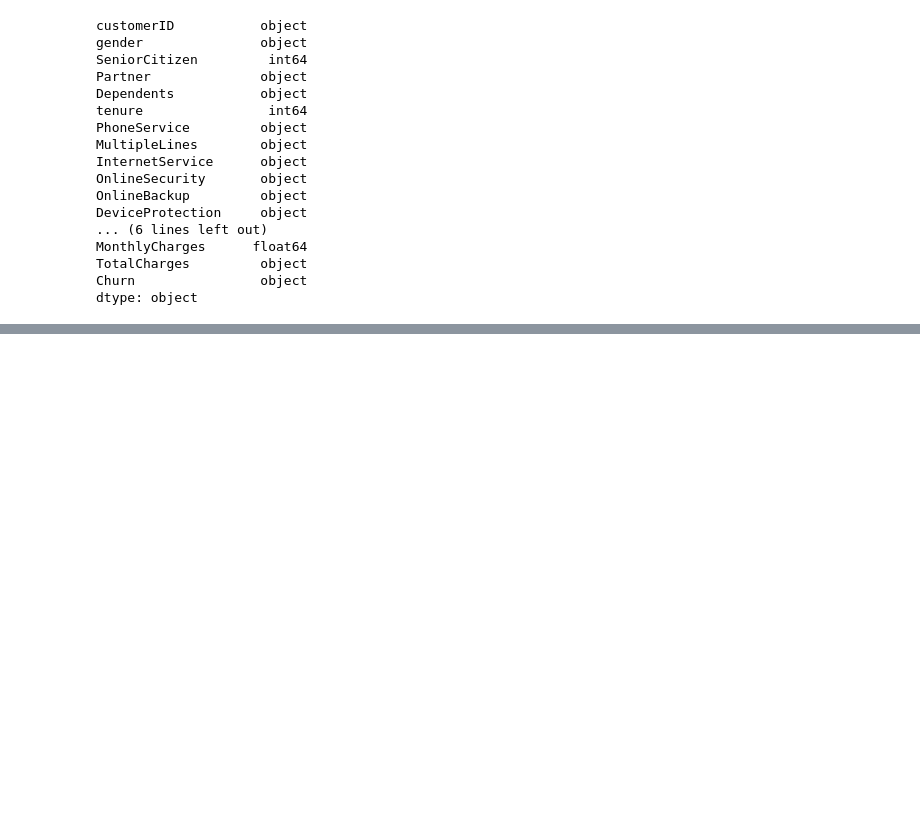
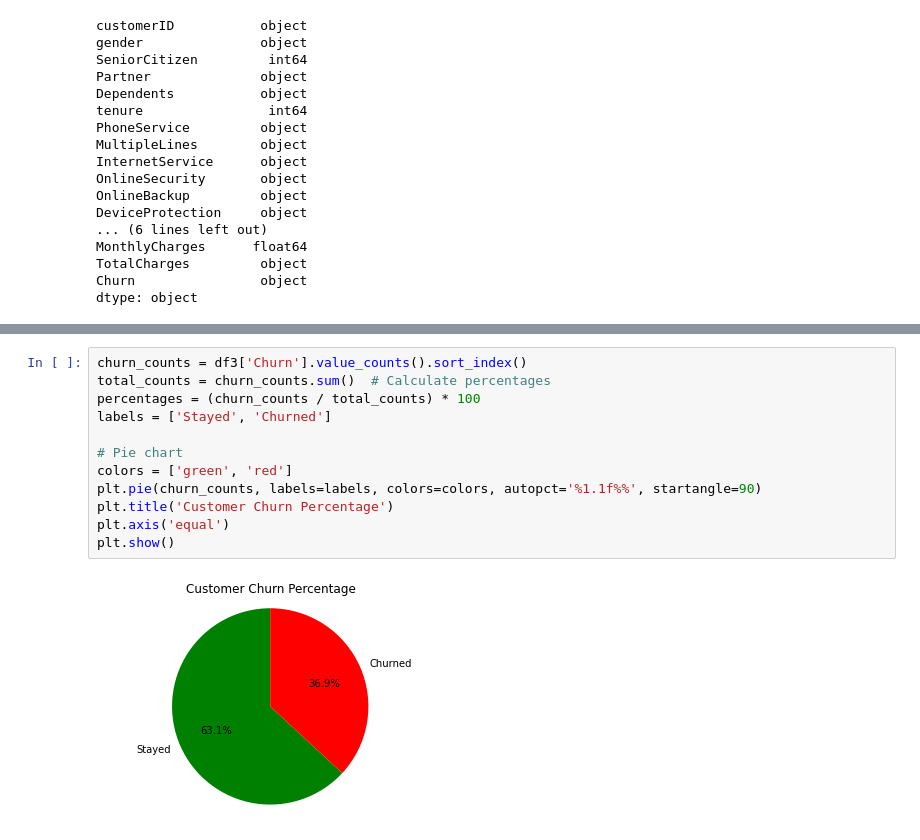
Before and after one commit to Tejpandey7/Cuatomer-_churn-analysis, a Jupyter notebook: churn_analysis.ipynb, the cells around one changed output, grey strips where cells are left out. Saved outputs shown, nothing was run; the diff lists cells and outputs as text; blank space fills up the shorter version.

```diff
--- a/churn_analysis.ipynb
+++ b/churn_analysis.ipynb
@@ -119,0 +232,14 @@ dtype: object
+# %%
+churn_counts = df3['Churn'].value_counts().sort_index()
+total_counts = churn_counts.sum()  # Calculate percentages
+percentages = (churn_counts / total_counts) * 100
+labels = ['Stayed', 'Churned']
+
+# Pie chart
+colors = ['green', 'red']
+plt.pie(churn_counts, labels=labels, colors=colors, autopct='%1.1f%%', startangle=90)
+plt.title('Customer Churn Percentage')
+plt.axis('equal')
+plt.show()
+# %% [output]
+[figure, added]
```
Also changed, not shown: parts of 37 cells of this notebook.
